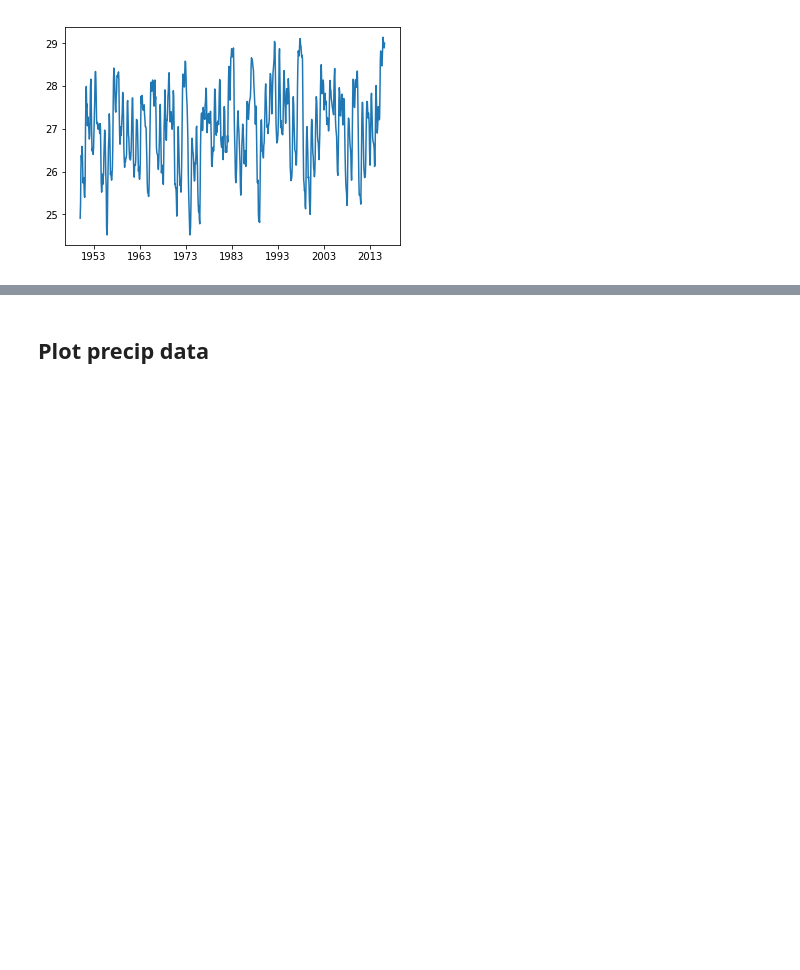
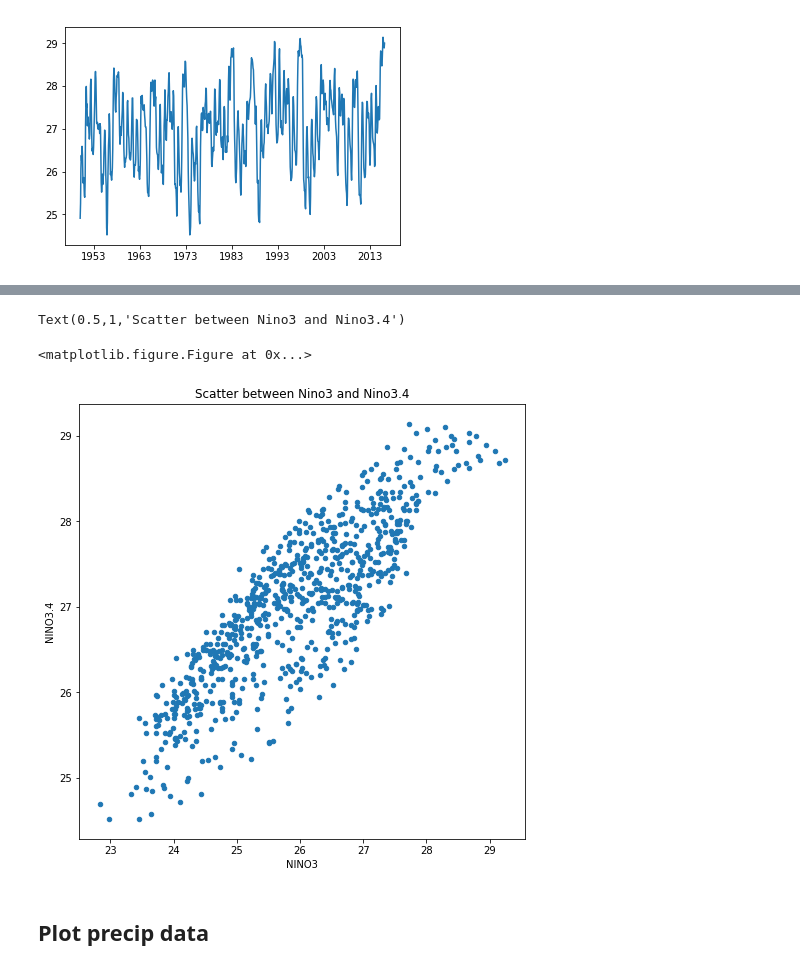
Before and after one commit to bairdlangenbrunner/ESS-Python-Tutorial, a Jupyter notebook: materials/week4/2-Pandas_import_data_plotting.ipynb, the cells around one changed output, grey strips where cells are left out. Cells and saved outputs as stored; diff of their text form; code cells hidden in the pictures; blank space fills up the shorter version.

```diff
--- a/materials/week4/2-Pandas_import_data_plotting.ipynb
+++ b/materials/week4/2-Pandas_import_data_plotting.ipynb
@@ -158,2 +160,10 @@ plt.ylim((20,30))
+# %%
+plt.figure()
+data_file.plot.scatter('NINO3','NINO3.4',figsize=(8,8))
+plt.title('Scatter between Nino3 and Nino3.4')
+# %% [output]
+Text(0.5,1,'Scatter between Nino3 and Nino3.4')
+<matplotlib.figure.Figure at 0x...>
+[figure, added]
 # %% [markdown]
 ## Plot precip data
```
Also changed, not shown: parts of 9 cells of this notebook, 1 other file.
